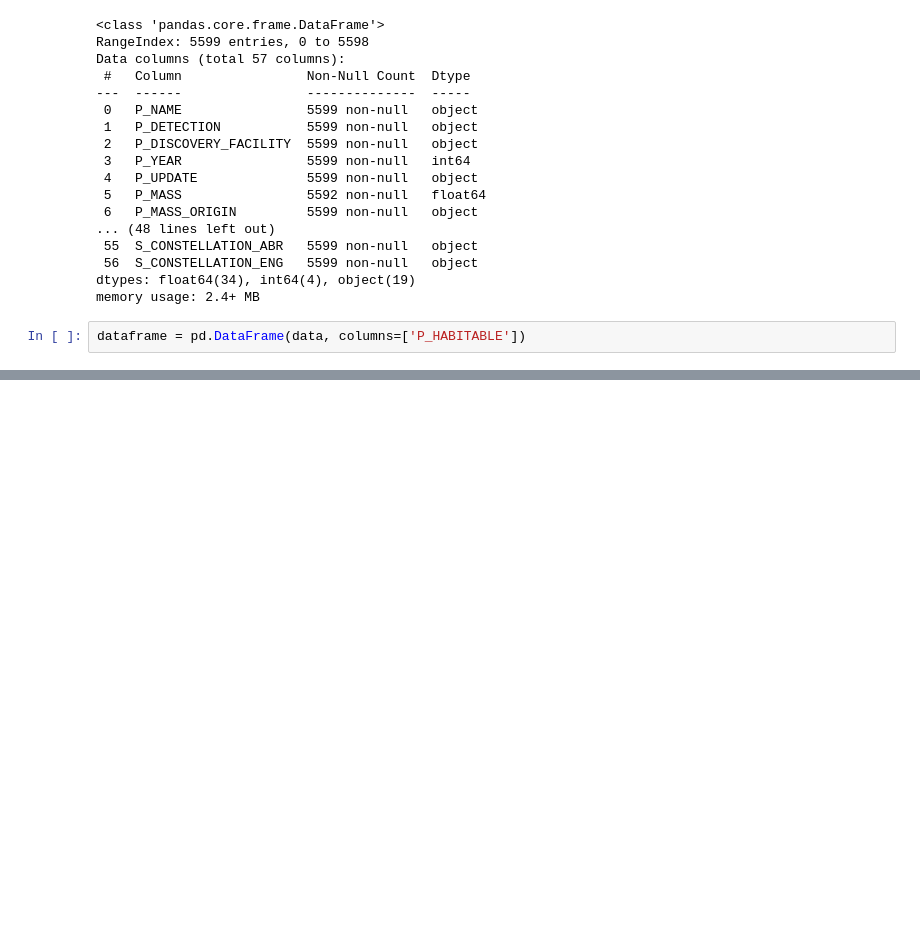
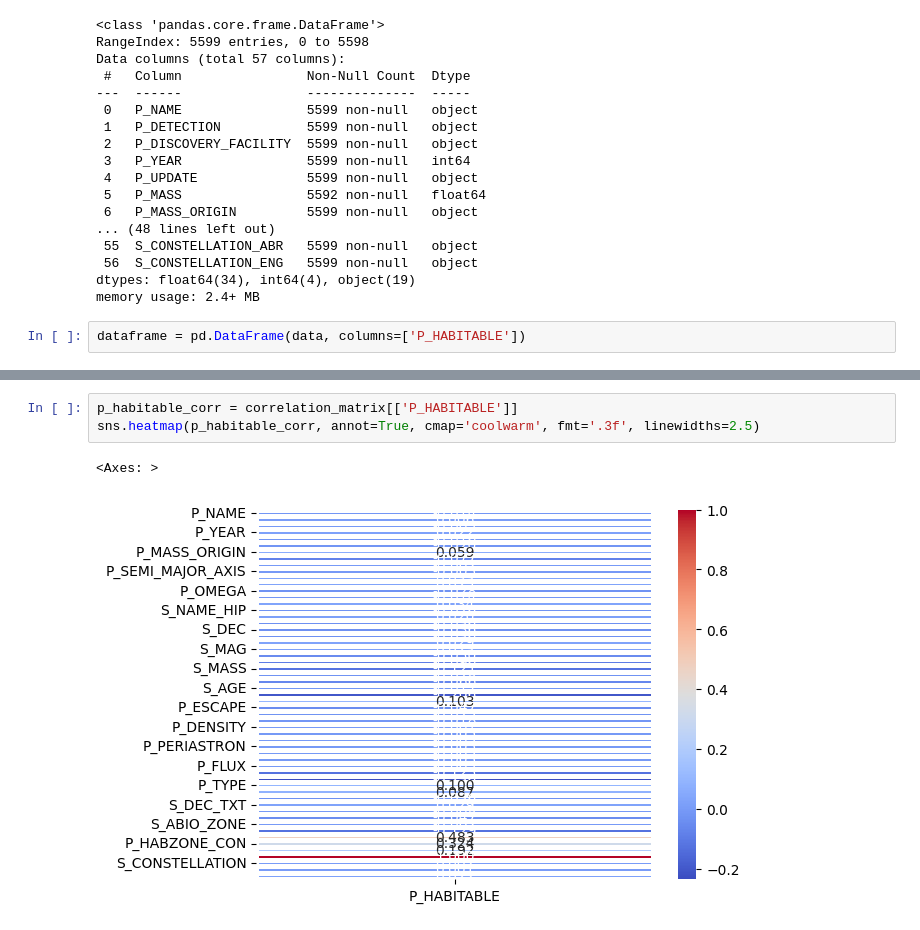
Before and after one commit to isatyamks/iitbhu_stellar, a Jupyter notebook: models/modelV2.ipynb, the cells around one changed output, grey strips where cells are left out. Saved outputs shown, nothing was run; the diff lists cells and outputs as text; blank space fills up the shorter version.

```diff
--- a/models/modelV2.ipynb
+++ b/models/modelV2.ipynb
@@ -61,0 +77,6 @@ Name: P_HABITABLE, dtype: float64
+# %%
+p_habitable_corr = correlation_matrix[['P_HABITABLE']]
+sns.heatmap(p_habitable_corr, annot=True, cmap='coolwarm', fmt='.3f', linewidths=2.5)
+# %% [output]
+<Axes: >
+[figure, added]
```
Also changed, not shown: parts of 9 cells of this notebook.
